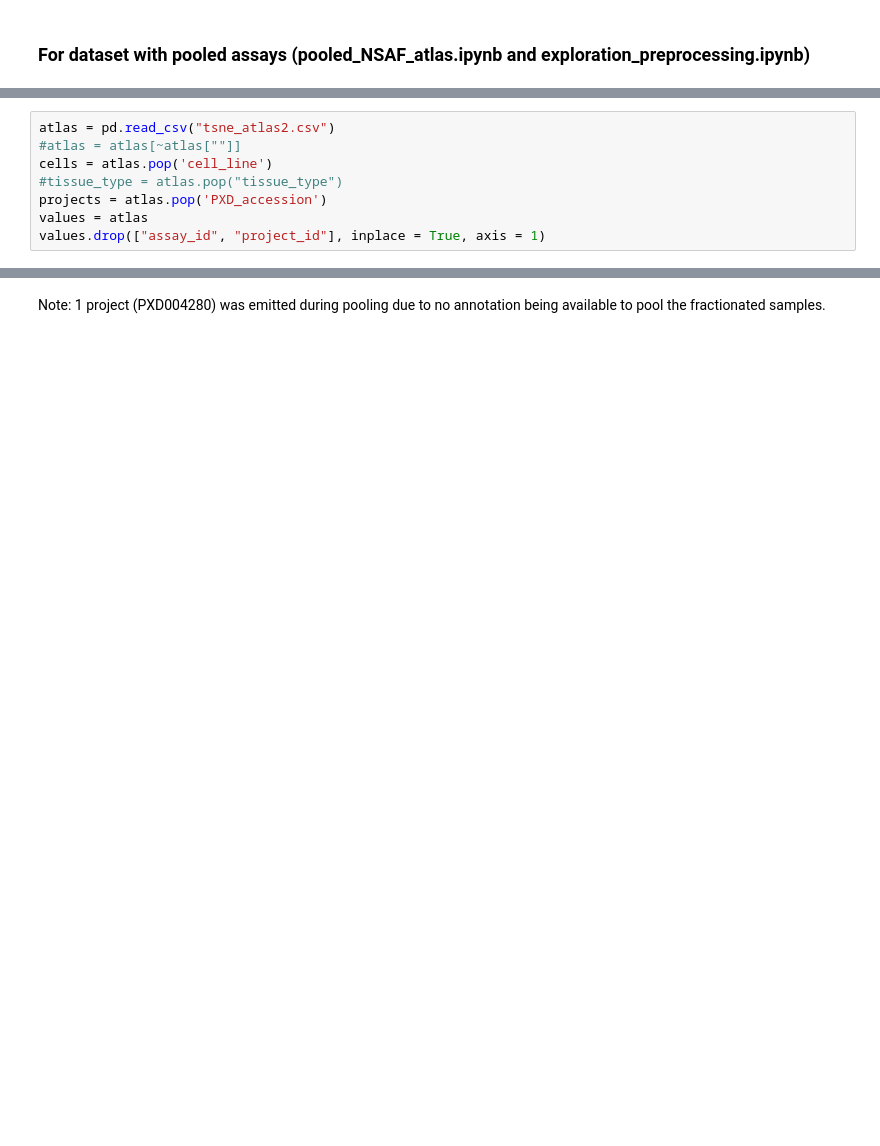
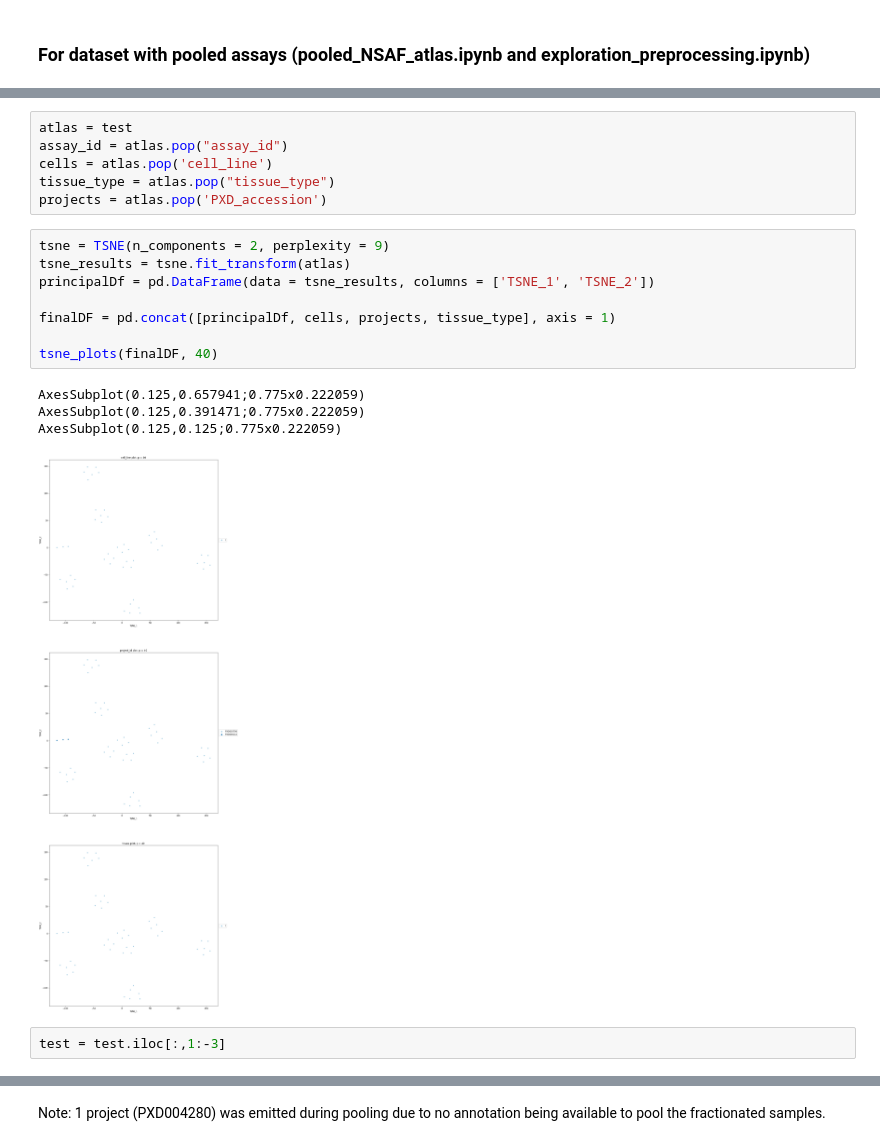
Before and after one commit to SamvPy/Master_thesis_AJ_22_23, a Jupyter notebook: master_thesis/Atlas_analysis/t-SNE_plot.ipynb, the cells around one changed output, grey strips where cells are left out. Cells and saved outputs as stored; diff of their text form; blank space fills up the shorter version.

```diff
--- a/master_thesis/Atlas_analysis/t-SNE_plot.ipynb
+++ b/master_thesis/Atlas_analysis/t-SNE_plot.ipynb
@@ -118,9 +148,22 @@ AxesSubplot(0.547727,0.125;0.352273x0.755)
 # %%
-atlas = pd.read_csv("tsne_atlas2.csv")
-#atlas = atlas[~atlas[""]]
+atlas = test
+assay_id = atlas.pop("assay_id")
 cells = atlas.pop('cell_line')
-#tissue_type = atlas.pop("tissue_type")
+tissue_type = atlas.pop("tissue_type")
 projects = atlas.pop('PXD_accession')
-values = atlas
-values.drop(["assay_id", "project_id"], inplace = True, axis = 1)
+# %%
+tsne = TSNE(n_components = 2, perplexity = 9)
+tsne_results = tsne.fit_transform(atlas)
+principalDf = pd.DataFrame(data = tsne_results, columns = ['TSNE_1', 'TSNE_2'])
+
+finalDF = pd.concat([principalDf, cells, projects, tissue_type], axis = 1)
+
+tsne_plots(finalDF, 40)
+# %% [output]
+AxesSubplot(0.125,0.657941;0.775x0.222059)
+AxesSubplot(0.125,0.391471;0.775x0.222059)
+AxesSubplot(0.125,0.125;0.775x0.222059)
+[figure, added]
+# %%
+test = test.iloc[:,1:-3]
 # %%
```
Also changed, not shown: parts of 14 cells of this notebook, 16 other files.
